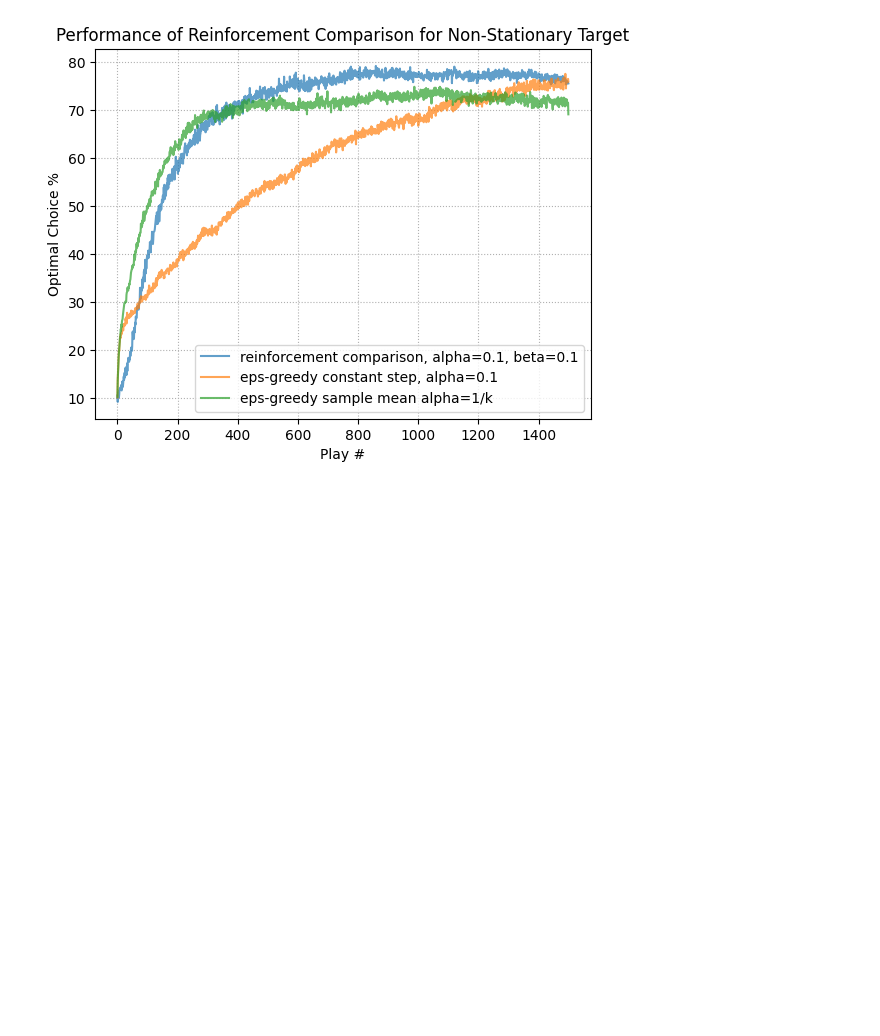
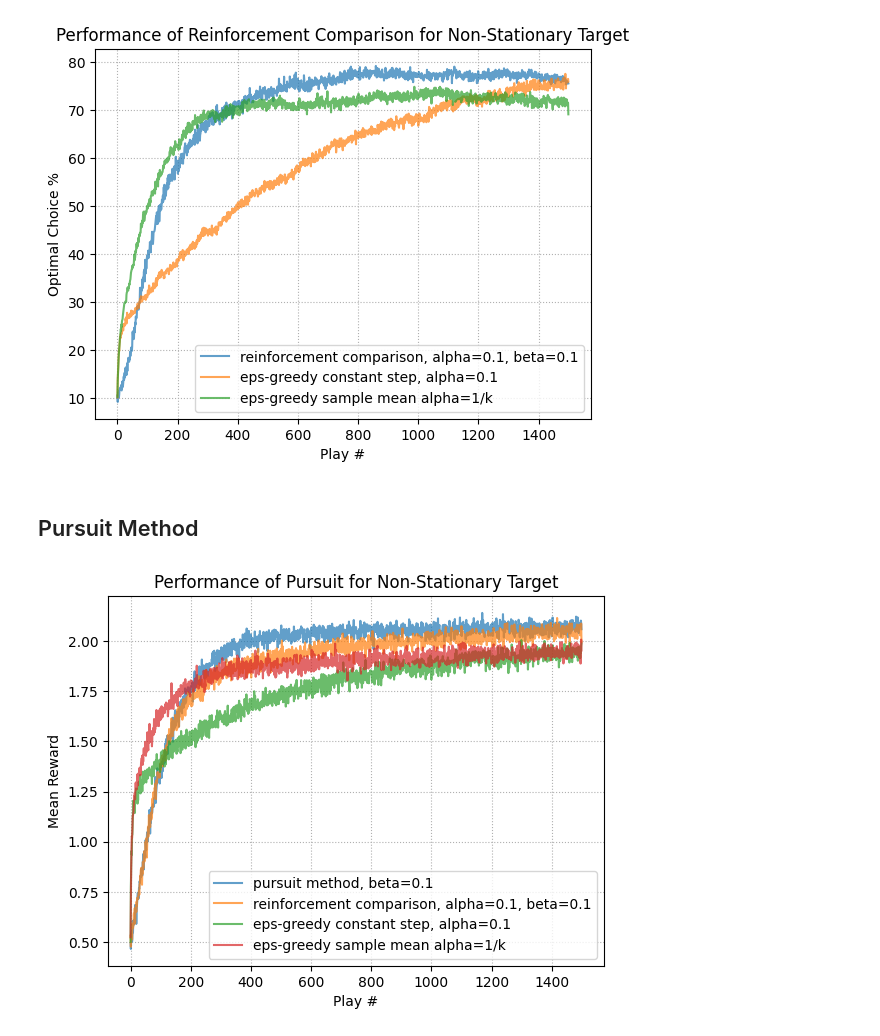
Before and after one commit to aadi219/reinforcement-learning, a Jupyter notebook: n-armed_bandit.ipynb, the cells around one changed output. Saved outputs shown, nothing was run; the diff lists cells and outputs as text; code cells hidden in the pictures; blank space fills up the shorter version.

Commit message:
evaluating performance of pursuit method

```diff
--- a/n-armed_bandit.ipynb
+++ b/n-armed_bandit.ipynb
@@ -328,3 +328,5 @@ plot_comparison(1500,
                 ylabel="Optimal Choice %")
 # %% [output]
 [figure]
+# %% [markdown]
+## Pursuit Method
@@ -330,0 +379,20 @@ plot_comparison(1500,
+# %%
+pursuit_exp = PursuitMethod(reward_mean=0.5, reward_variance=1, num_A=10, num_tasks=1500)
+pursuit_results = pursuit_exp.run_test(beta=0.01, perturbation_variance=0.01, num_episodes=2000)
+# %%
+plot_comparison(1500,
+                Ys=(
+                    pursuit_results[0],
+                    reinforcement_comp_result[0],
+                    non_stationary_results['constant_step'][0],
+                    non_stationary_results['sample_mean'][0],
+                ),
+                labels=("pursuit method, beta=0.1",
+                        "reinforcement comparison, alpha=0.1, beta=0.1",
+                        "eps-greedy constant step, alpha=0.1",
+                        "eps-greedy sample mean alpha=1/k"),
+                title="Performance of Pursuit for Non-Stationary Target",
+                xlabel="Play #",
+                ylabel="Mean Reward")
+# %% [output]
+[figure, added]
```
Also changed, not shown: parts of 2 cells of this notebook.
